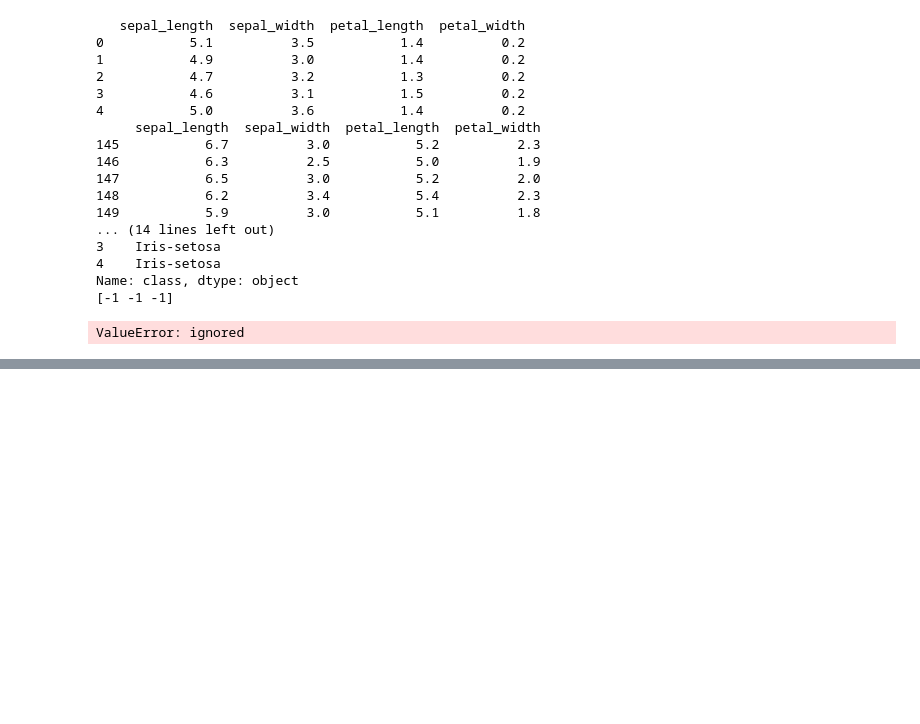
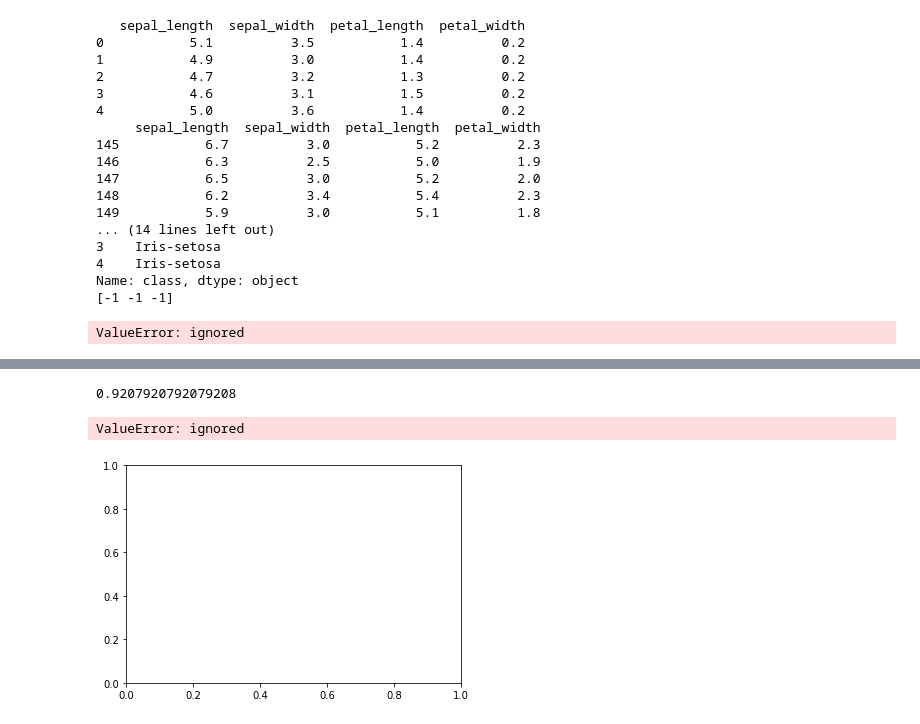
Before and after one commit to CS-rjp/CS-Data-Science-Build-Week-1, a Jupyter notebook: k_nearest_neighbors__algorithm_by_RJProctor.ipynb, the cells around one changed output, grey strips where cells are left out. Saved outputs shown, nothing was run; the diff lists cells and outputs as text; code cells hidden in the pictures; blank space fills up the shorter version.

```diff
--- a/k_nearest_neighbors__algorithm_by_RJProctor.ipynb
+++ b/k_nearest_neighbors__algorithm_by_RJProctor.ipynb
@@ -325,0 +336,11 @@ ValueError: ignored
+# %%
+n_neighbors = 3
+random_state = 42
+
+# load dataset
+X = dataset
+y = dataframe["class"]
+# %%
+# split into train/test set
+X_train, X_test, y_train, y_test = train_test_split(
+        X, y, test_size=0.67, random_state=42)
@@ -325,0 +352,36 @@ ValueError: ignored
+# %%
+# reduce dimensions to 2 with neighborhood component analysis
+nca = make_pipeline(
+    MinMaxScaler(),
+    NeighborhoodComponentsAnalysis(n_components=2,
+                           random_state=random_state)
+    )
+# %%
+# use nearest neighbor classifier to evaluate  the methoda
+knn =  KNeighborsClassifier(n_neighbors=n_neighbors)
+
+# fit the method's model
+nca.fit(X_train, y_train)
+
+# fit nearest neighbor classifier on training set
+knn.fit(nca.transform(X_train), y_train)
+
+# calculate the nearest neighbor accuracy on the test set
+knn_accuracy_sklearn = knn.score(nca.transform(X_test), y_test)
+
+# embed the dataset in 2D using the fitted model
+X_embedded = nca.transform(X)
+# %%
+print(knn_accuracy_sklearn)
+# %% [output]
+0.9207920792079208
+# %%
+# Plot the projected points and show the evaluation score
+plt.scatter(X_embedded[:, 0], X_embedded[:, 1], c=y, s=30, cmap='Set1')
+plt.title("{}, KNN (k={})\nTest accuracy = {:.2f}".format(name,
+                                                              n_neighbors,
+                                                              acc_knn))
+plt.show()
+# %% [output]
+ValueError: ignored
+[figure, added]
```
Also changed, not shown: parts of 6 cells of this notebook.
